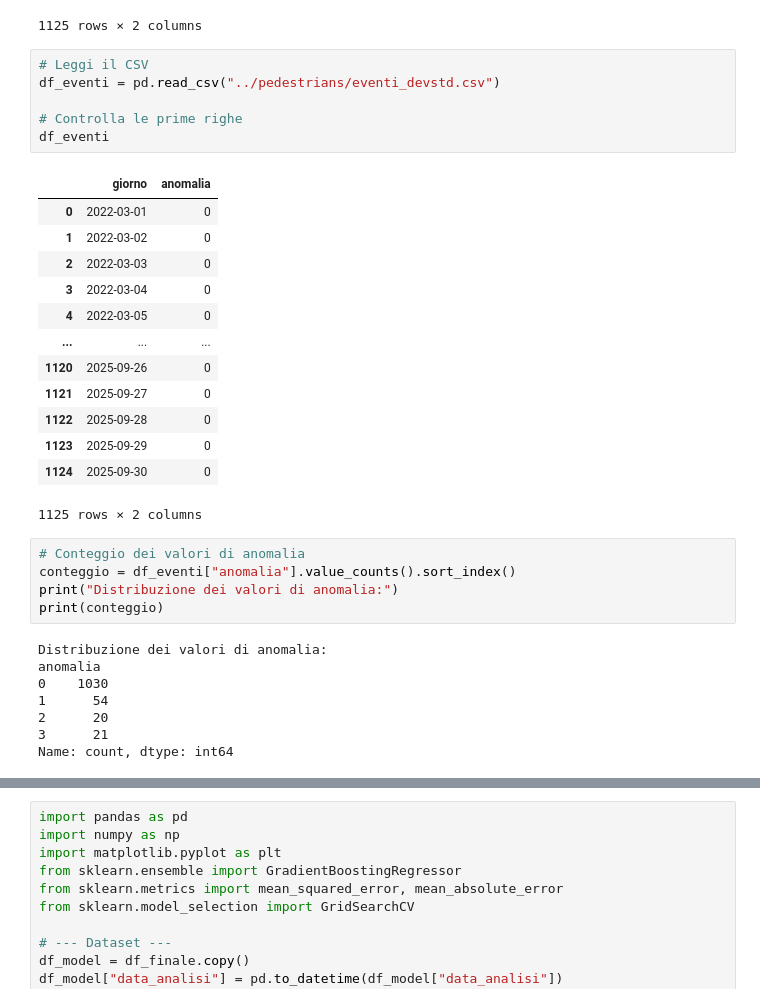
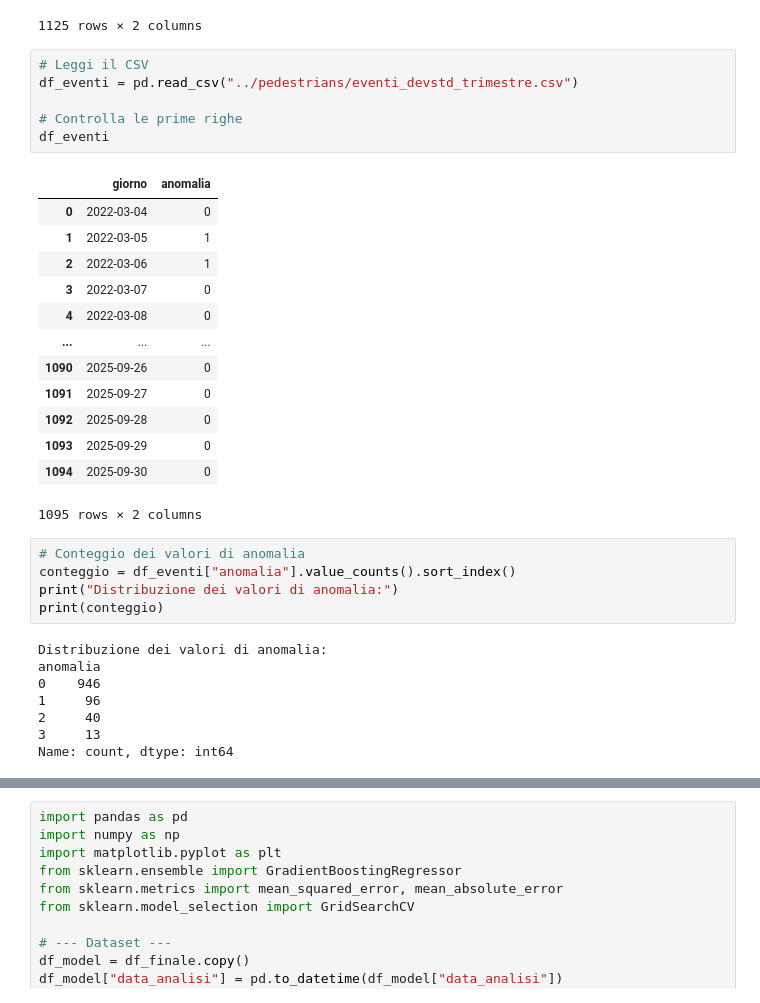
Before and after one commit to nbicocchi/S4C-Project, a Jupyter notebook: experiments/dataset2025/data_analysis/presence_analysis_2.ipynb, the cells around one changed output, grey strips where cells are left out. Cells and saved outputs as stored; diff of their text form.

```diff
--- a/experiments/dataset2025/data_analysis/presence_analysis_2.ipynb
+++ b/experiments/dataset2025/data_analysis/presence_analysis_2.ipynb
@@ -115,24 +115,24 @@ df_telecamere
 1125 rows × 2 columns
 # %%
 # Leggi il CSV
-df_eventi = pd.read_csv("../pedestrians/eventi_devstd.csv")
+df_eventi = pd.read_csv("../pedestrians/eventi_devstd_trimestre.csv")
 
 # Controlla le prime righe
 df_eventi
 # %% [output]
 |  | giorno | anomalia |
-| 0 | 2022-03-01 | 0 |
-| 1 | 2022-03-02 | 0 |
-| 2 | 2022-03-03 | 0 |
-| 3 | 2022-03-04 | 0 |
-| 4 | 2022-03-05 | 0 |
+| 0 | 2022-03-04 | 0 |
+| 1 | 2022-03-05 | 1 |
+| 2 | 2022-03-06 | 1 |
+| 3 | 2022-03-07 | 0 |
+| 4 | 2022-03-08 | 0 |
 | ... | ... | ... |
-| 1120 | 2025-09-26 | 0 |
-| 1121 | 2025-09-27 | 0 |
-| 1122 | 2025-09-28 | 0 |
-| 1123 | 2025-09-29 | 0 |
-| 1124 | 2025-09-30 | 0 |
+| 1090 | 2025-09-26 | 0 |
+| 1091 | 2025-09-27 | 0 |
+| 1092 | 2025-09-28 | 0 |
+| 1093 | 2025-09-29 | 0 |
+| 1094 | 2025-09-30 | 0 |
-1125 rows × 2 columns
+1095 rows × 2 columns
 # %%
 # Conteggio dei valori di anomalia
 conteggio = df_eventi["anomalia"].value_counts().sort_index()
@@ -141,9 +141,9 @@ print(conteggio)
 # %% [output]
 Distribuzione dei valori di anomalia:
 anomalia
-0    1030
-1      54
-2      20
-3      21
+0    946
+1     96
+2     40
+3     13
 Name: count, dtype: int64
 # %%
```
Also changed, not shown: parts of 5 cells of this notebook, 3 other files.
